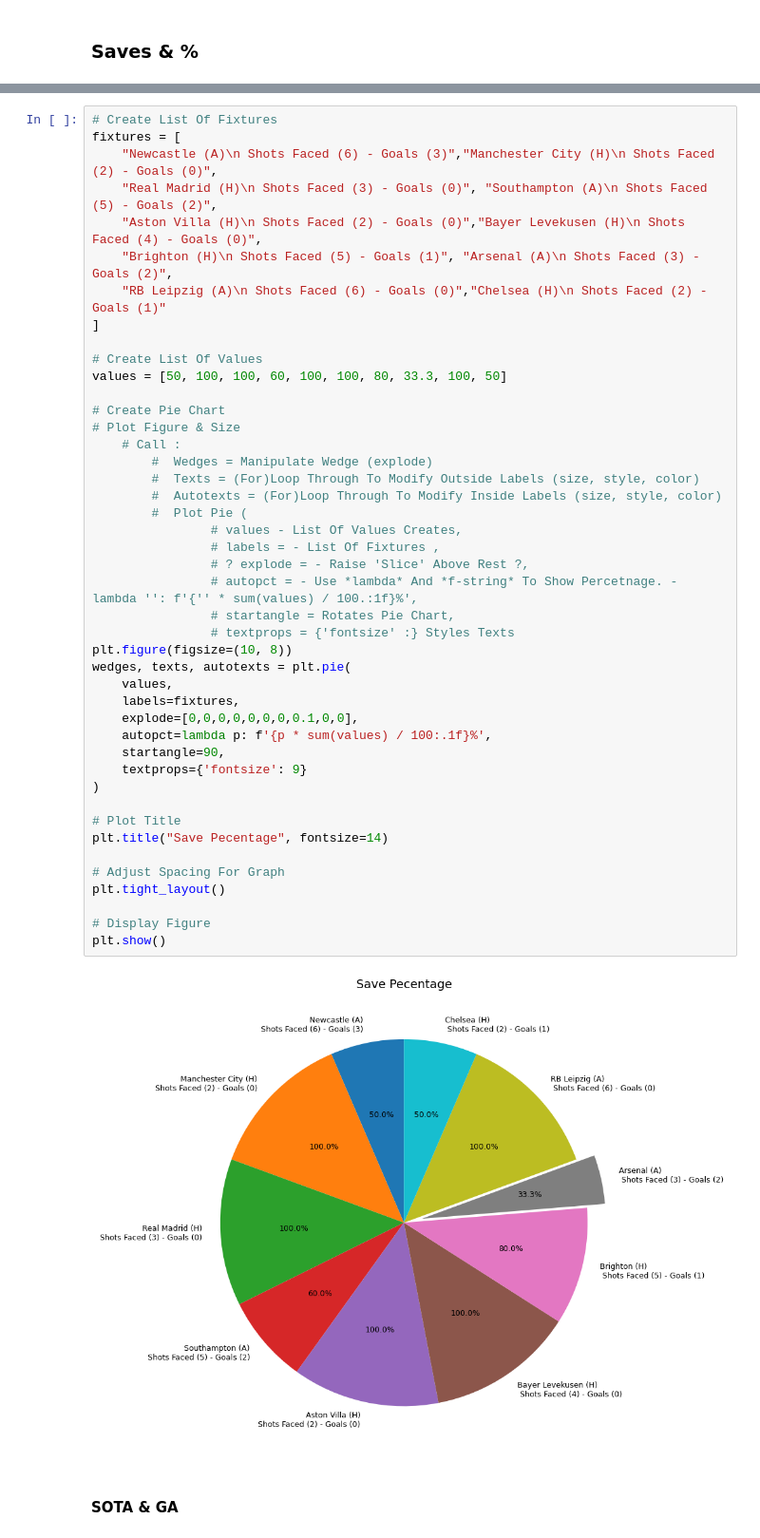
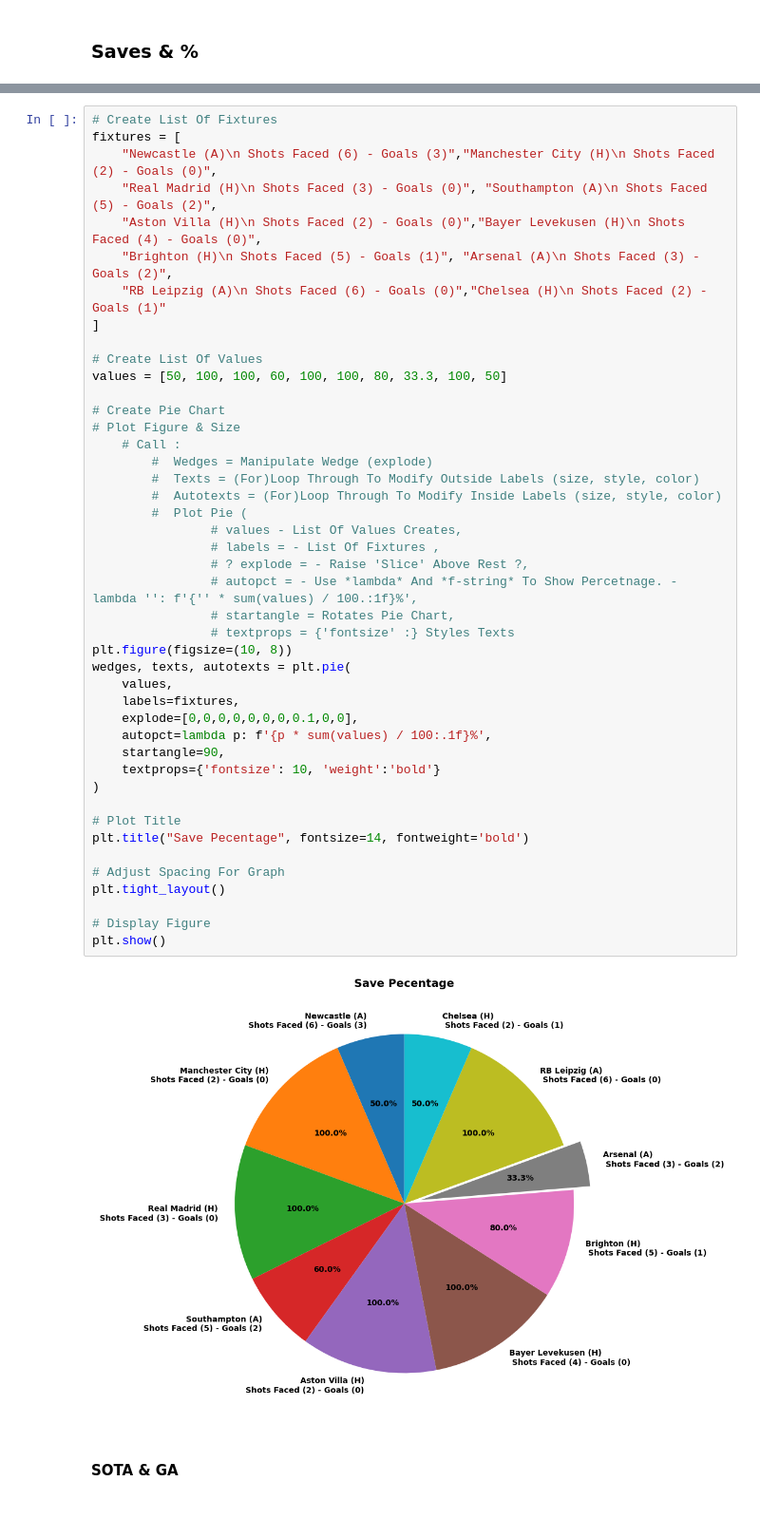
Before and after one commit to Owen93M/Kelleher_Goalkeeping_Review, a Jupyter notebook: Kelleher Goalkeeping Review.ipynb, the cells around one changed output, grey strips where cells are left out. Shown at 95% size. Cells and saved outputs as stored; diff of their text form; blank space fills up the shorter version.

```diff
--- a/Kelleher Goalkeeping Review.ipynb
+++ b/Kelleher Goalkeeping Review.ipynb
@@ -202,36 +202,36 @@ values = [50, 100, 100, 60, 100, 100, 80, 33.3, 100, 50]
 # Create Pie Chart
 # Plot Figure & Size
     # Call :
         #  Wedges = Manipulate Wedge (explode)
         #  Texts = (For)Loop Through To Modify Outside Labels (size, style, color)
         #  Autotexts = (For)Loop Through To Modify Inside Labels (size, style, color)
         #  Plot Pie (
                 # values - List Of Values Creates,
                 # labels = - List Of Fixtures ,
                 # ? explode = - Raise 'Slice' Above Rest ?,
                 # autopct = - Use *lambda* And *f-string* To Show Percetnage. - lambda '': f'{'' * sum(values) / 100.:1f}%',
                 # startangle = Rotates Pie Chart,
                 # textprops = {'fontsize' :} Styles Texts
 plt.figure(figsize=(10, 8))
 wedges, texts, autotexts = plt.pie(
     values,
     labels=fixtures,
     explode=[0,0,0,0,0,0,0,0.1,0,0],
     autopct=lambda p: f'{p * sum(values) / 100:.1f}%',
     startangle=90,
-    textprops={'fontsize': 9}
+    textprops={'fontsize': 10, 'weight':'bold'}
 )
 
 # Plot Title
-plt.title("Save Pecentage", fontsize=14)
+plt.title("Save Pecentage", fontsize=14, fontweight='bold')
 
 # Adjust Spacing For Graph
 plt.tight_layout()
 
 # Display Figure
 plt.show()
 # %% [output]
-[figure, old version]
+[figure, new version]
 # %% [markdown]
 #### SOTA & GA
 # %%
```
Also changed, not shown: parts of 4 cells of this notebook.
